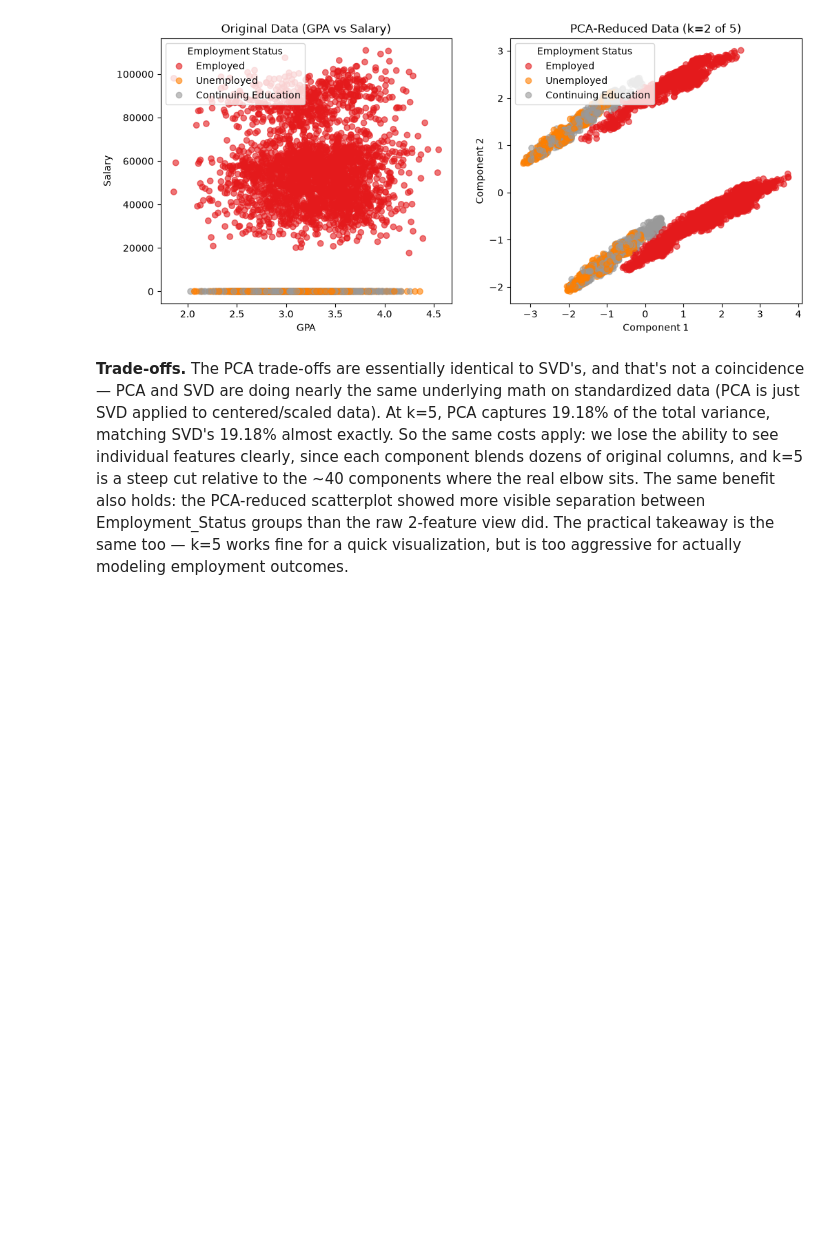
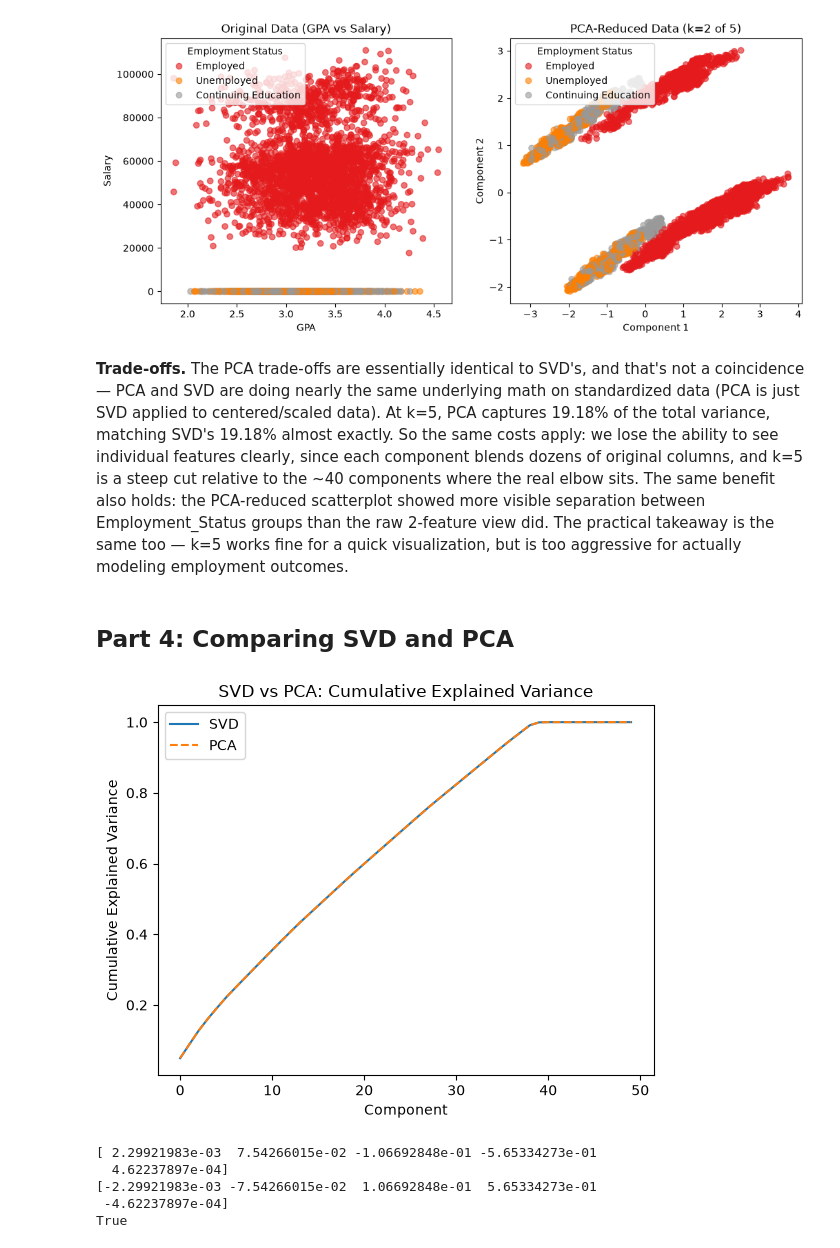
Before and after one commit to YashuLanki/Mathematics-AI-Course, a Jupyter notebook: Week 03 - SVD/SVD_PCA_Dimensionality_Reduction.ipynb, the cells around one changed output. Cells and saved outputs as stored; diff of their text form; code cells hidden in the pictures; blank space fills up the shorter version.

```diff
--- a/Week 03 - SVD/SVD_PCA_Dimensionality_Reduction.ipynb
+++ b/Week 03 - SVD/SVD_PCA_Dimensionality_Reduction.ipynb
@@ -226,3 +232,29 @@ plt.show()
 [figure]
 # %% [markdown]
 **Trade-offs.** The PCA trade-offs are essentially identical to SVD's, and that's not a coincidence — PCA and SVD are doing nearly the same underlying math on standardized data (PCA is just SVD applied to centered/scaled data). At k=5, PCA captures 19.18% of the total variance, matching SVD's 19.18% almost exactly. So the same costs apply: we lose the ability to see individual features clearly, since each component blends dozens of original columns, and k=5 is a steep cut relative to the ~40 components where the real elbow sits. The same benefit also holds: the PCA-reduced scatterplot showed more visible separation between Employment_Status groups than the raw 2-feature view did. The practical takeaway is the same too — k=5 works fine for a quick visualization, but is too aggressive for actually modeling employment outcomes.
+# %% [markdown]
+## Part 4: Comparing SVD and PCA
+# %%
+plt.plot(cumulative_explained, label = 'SVD')
+plt.plot(cumulative_pca, label = 'PCA', linestyle = '--')
+plt.xlabel('Component')
+plt.ylabel('Cumulative Explained Variance')
+plt.title('SVD vs PCA: Cumulative Explained Variance')
+plt.legend()
+plt.show()
+# %% [output]
+[figure, added]
+# %%
+component_0_svd = Vt[0]
+component_0_pca = pca.components_[0]
+
+print(component_0_svd[:5])
+print(component_0_pca[:5])
+
+print(np.allclose(np.abs(component_0_svd), np.abs(component_0_pca)))
+# %% [output]
+[ 2.29921983e-03  7.54266015e-02 -1.06692848e-01 -5.65334273e-01
+  4.62237897e-04]
+[-2.29921983e-03 -7.54266015e-02  1.06692848e-01  5.65334273e-01
+ -4.62237897e-04]
+True
```
Also changed, not shown: parts of 8 cells of this notebook, 1 other file.
